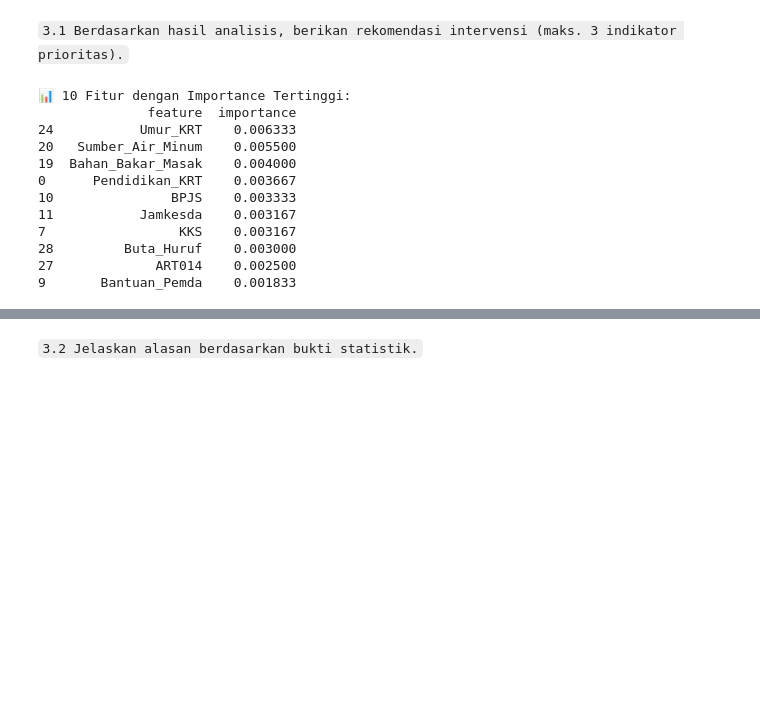
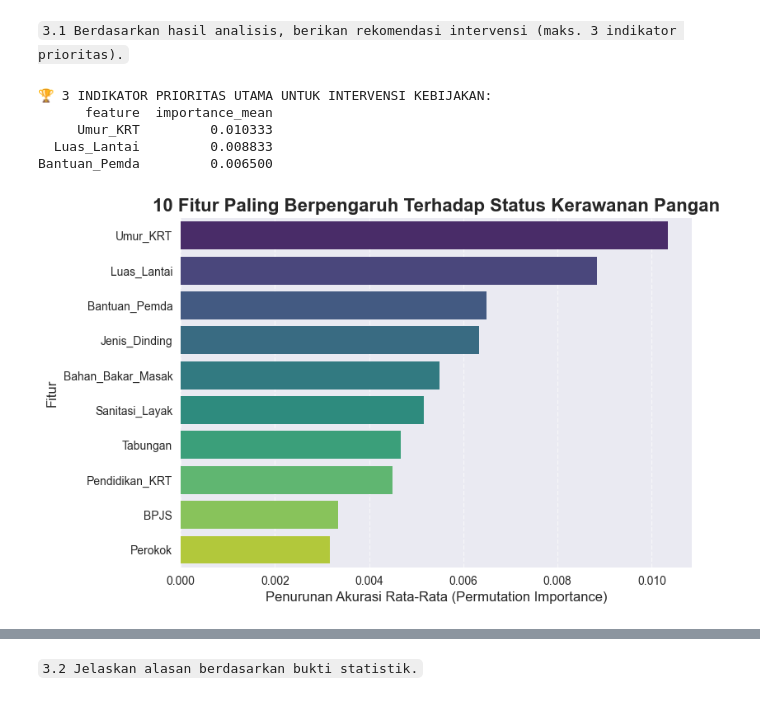
Before and after one commit to MuliaAndiki/FIES-Aceh-tahun-2022, a Jupyter notebook: FIES.ipynb, the cells around one changed output, grey strips where cells are left out. Drawn from its saved outputs; the diff is of its cells as text; code cells hidden in the pictures; blank space fills up the shorter version.

```diff
--- a/FIES.ipynb
+++ b/FIES.ipynb
@@ -138,7 +138,7 @@ X = df_encoded.drop('Status_Rawan', axis=1)
 y = df_encoded['Status_Rawan']
 
 # Split data
-X_train, X_test, y_train, y_test = train_test_split(X, y, test_size=0.3, random_state=42, stratify=y)
+X_train, X_test, y_train, y_test = train_test_split(X, y, test_size=0.2, random_state=42, stratify=y)
 
 # Standardisasi data untuk KNN dan SVM
 scaler = StandardScaler()
@@ -390,30 +435,52 @@ print(evaluation_summary)
 # %% [markdown]
 `3.1 Berdasarkan hasil analisis, berikan rekomendasi intervensi (maks. 3 indikator prioritas).`
 # %%
-rf_model = RandomForestClassifier(random_state=42)
+rf_model = RandomForestClassifier(n_estimators=100, random_state=42, n_jobs=-1)
 rf_model.fit(X_train, y_train)
 
-perm = permutation_importance(rf_model, X_test, y_test, n_repeats=20, random_state=42)
+# Lakukan Permutation Importance
+perm = permutation_importance(
+    rf_model, X_test, y_test,
+    n_repeats=30,
+    random_state=42,
+    n_jobs=-1
+)
+
+# Buat DataFrame dari hasil importance
 feat_imp = pd.DataFrame({
-    'feature': X_test.columns if hasattr(X_test, 'columns') else [f'X{i}' for i in range(X_test.shape[1])],
-    'importance': perm.importances_mean
-}).sort_values('importance', ascending=False)
+    'feature': X_test.columns,
+    'importance_mean': perm.importances_mean,
+    'importance_std': perm.importances_std,
+}).sort_values('importance_mean', ascending=False).reset_index(drop=True)
 
-print("📊 10 Fitur dengan Importance Tertinggi:")
-print(feat_imp.head(10))
+
+# Ambil 3 fitur teratas sebagai indikator prioritas
+top_3_features = feat_imp.head(3)
+
+print("🏆 3 INDIKATOR PRIORITAS UTAMA UNTUK INTERVENSI KEBIJAKAN:")
+print(top_3_features[['feature', 'importance_mean']].to_string(index=False))
+
+top_10_features_viz = feat_imp.head(10)
+
+ax = sns.barplot(
+    x='importance_mean',
+    y='feature',
+    data=top_10_features_viz,
+    palette='viridis'
+)
+
+plt.xlabel('Penurunan Akurasi Rata-Rata (Permutation Importance)', fontsize=12)
+plt.ylabel('Fitur', fontsize=12)
+plt.title('10 Fitur Paling Berpengaruh Terhadap Status Kerawanan Pangan', fontsize=16, fontweight='bold')
+plt.grid(axis='x', linestyle='--', alpha=0.6)
+plt.show()
 # %% [output]
-📊 10 Fitur dengan Importance Tertinggi:
-              feature  importance
-24           Umur_KRT    0.006333
-20   Sumber_Air_Minum    0.005500
-19  Bahan_Bakar_Masak    0.004000
-0      Pendidikan_KRT    0.003667
-10               BPJS    0.003333
-11           Jamkesda    0.003167
-7                 KKS    0.003167
-28         Buta_Huruf    0.003000
-27             ART014    0.002500
-9       Bantuan_Pemda    0.001833
+🏆 3 INDIKATOR PRIORITAS UTAMA UNTUK INTERVENSI KEBIJAKAN:
+      feature  importance_mean
+     Umur_KRT         0.010333
+  Luas_Lantai         0.008833
+Bantuan_Pemda         0.006500
+[figure, added]
 # %%
 top_features = feat_imp.head(3)
 print("🔝 3 Indikator Prioritas untuk Intervensi:")
```
Also changed, not shown: parts of 8 cells of this notebook.
